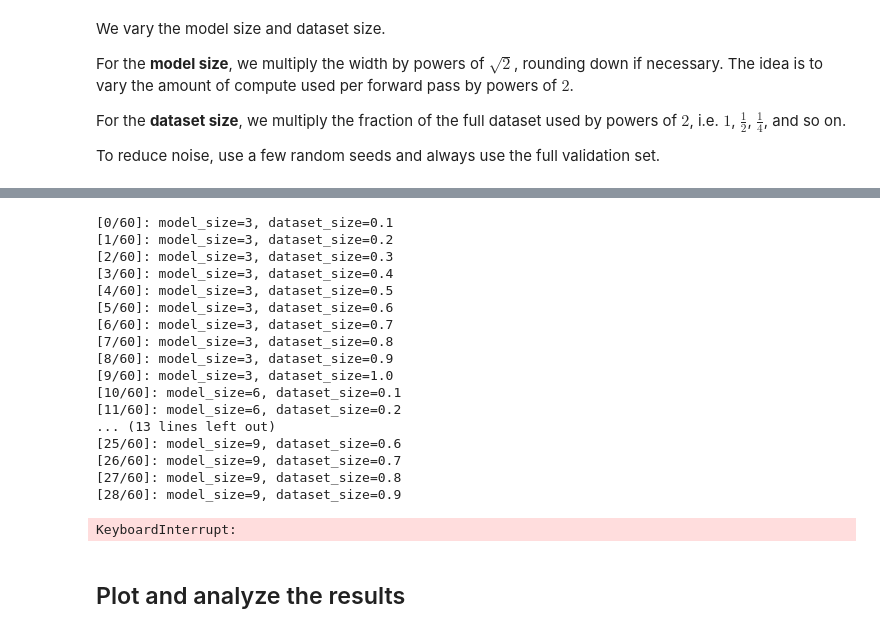
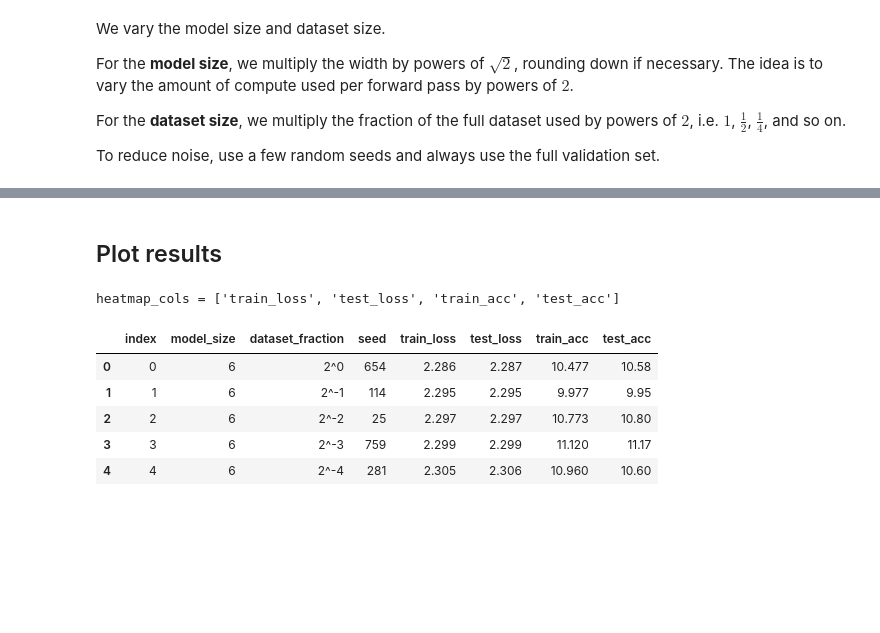
Before and after one commit to MatthewBaggins/deep_learning_curriculum, a Jupyter notebook: solutions/2/2.ipynb, the cells around one changed output, grey strips where cells are left out. Drawn from its saved outputs; the diff is of its cells as text; code cells hidden in the pictures; blank space fills up the shorter version.

Commit message:
heatmap plots in 2

```diff
--- a/solutions/2/2.ipynb
+++ b/solutions/2/2.ipynb
@@ -131,7 +138 @@ PARAMS: list[Param] = [
 ]
-# %%
-results: dict[Param, TrainingResult] = {}
-
-for seed, model_size, dataset_fraction in tqdm(PARAMS):
-    tr = train(seed, model_size, dataset_fraction)
-    results[(seed, model_size, dataset_fraction)] = tr
@@ -225,30 +139,34 @@ DATASET_SIZES = [0.1, 0.2, 0.3, 0.4, 0.5, 0.6, 0.7, 0.8, 0.9, 1.0]
-# %%
-PARAMS = list(product(MODEL_SIZES, DATASET_FRACTIONS))
-N = len(PARAMS)
-
-results: list[Result] = []
-for i, (model_size, dataset_size) in enumerate(PARAMS):
-    print(f"[{i}/{N}]: {model_size=}, {dataset_size=}")
-    result = train(model_size, dataset_size)
-    results.append(result)
-# %% [output]
-[0/60]: model_size=3, dataset_size=0.1
-[1/60]: model_size=3, dataset_size=0.2
-[2/60]: model_size=3, dataset_size=0.3
-[3/60]: model_size=3, dataset_size=0.4
-[4/60]: model_size=3, dataset_size=0.5
-[5/60]: model_size=3, dataset_size=0.6
-[6/60]: model_size=3, dataset_size=0.7
-[7/60]: model_size=3, dataset_size=0.8
-[8/60]: model_size=3, dataset_size=0.9
-[9/60]: model_size=3, dataset_size=1.0
-[10/60]: model_size=6, dataset_size=0.1
-[11/60]: model_size=6, dataset_size=0.2
-... (13 lines left out)
-[25/60]: model_size=9, dataset_size=0.6
-[26/60]: model_size=9, dataset_size=0.7
-[27/60]: model_size=9, dataset_size=0.8
-[28/60]: model_size=9, dataset_size=0.9
-KeyboardInterrupt:
+# %%
+# results: dict[Param, TrainingResult] = {
+#     param: train(*param) for param in tqdm(PARAMS)
+# }
+
+# with open("results.pkl", "wb") as f:
+#     pickle.dump(results, f)
+
+with open("results.pkl", "rb") as f:
+    results = pickle.load(f)
 # %% [markdown]
-## Plot and analyze the results
+## Plot results
+# %%
+df = pd.DataFrame([asdict(tr) for tr in results.values()])
+
+df["dataset_fraction"] = df["dataset_fraction"].map(lambda frac: f"2^{int(math.log2(frac))}")
+
+heatmap_cols = [col for col in df.columns if col.endswith("loss") or col.endswith("acc")]
+print(f"{heatmap_cols = }")
+
+ROUND_DECIMALS = 3
+
+for heatmap_col in heatmap_cols:
+    df[heatmap_col] = df[heatmap_col].round(decimals=ROUND_DECIMALS)
+
+df.head()
+# %% [output]
+heatmap_cols = ['train_loss', 'test_loss', 'train_acc', 'test_acc']
+|  | index | model_size | dataset_fraction | seed | train_loss | test_loss | train_acc | test_acc |
+| 0 | 0 | 6 | 2^0 | 654 | 2.286 | 2.287 | 10.477 | 10.58 |
+| 1 | 1 | 6 | 2^-1 | 114 | 2.295 | 2.295 | 9.977 | 9.95 |
+| 2 | 2 | 6 | 2^-2 | 25 | 2.297 | 2.297 | 10.773 | 10.80 |
+| 3 | 3 | 6 | 2^-3 | 759 | 2.299 | 2.299 | 11.120 | 11.17 |
+| 4 | 4 | 6 | 2^-4 | 281 | 2.305 | 2.306 | 10.960 | 10.60 |
```
Also changed, not shown: parts of 11 cells of this notebook, 2 other files.
